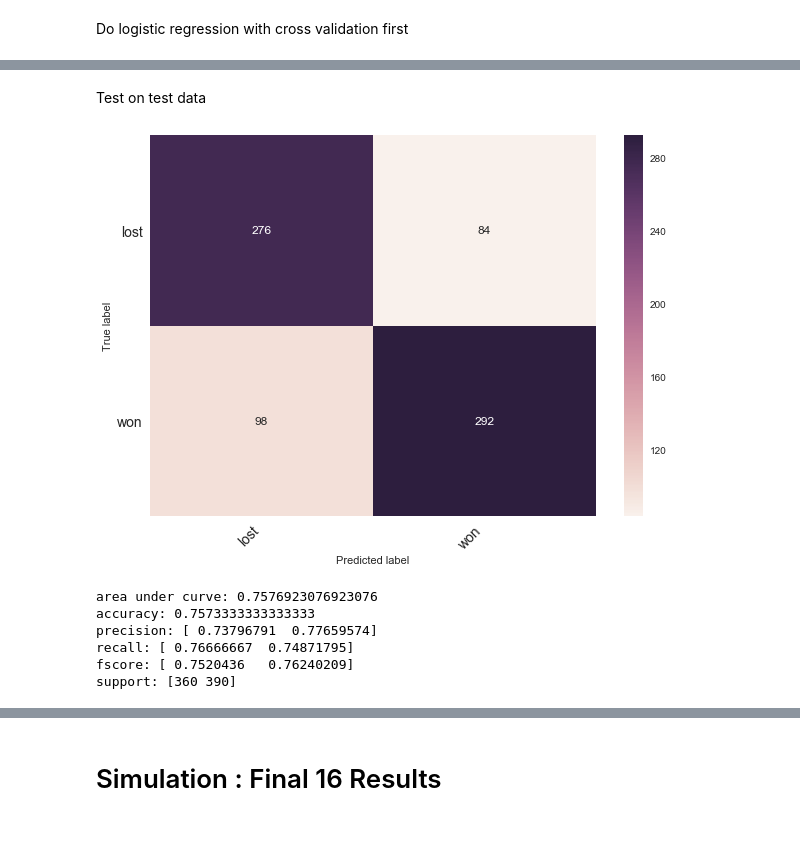
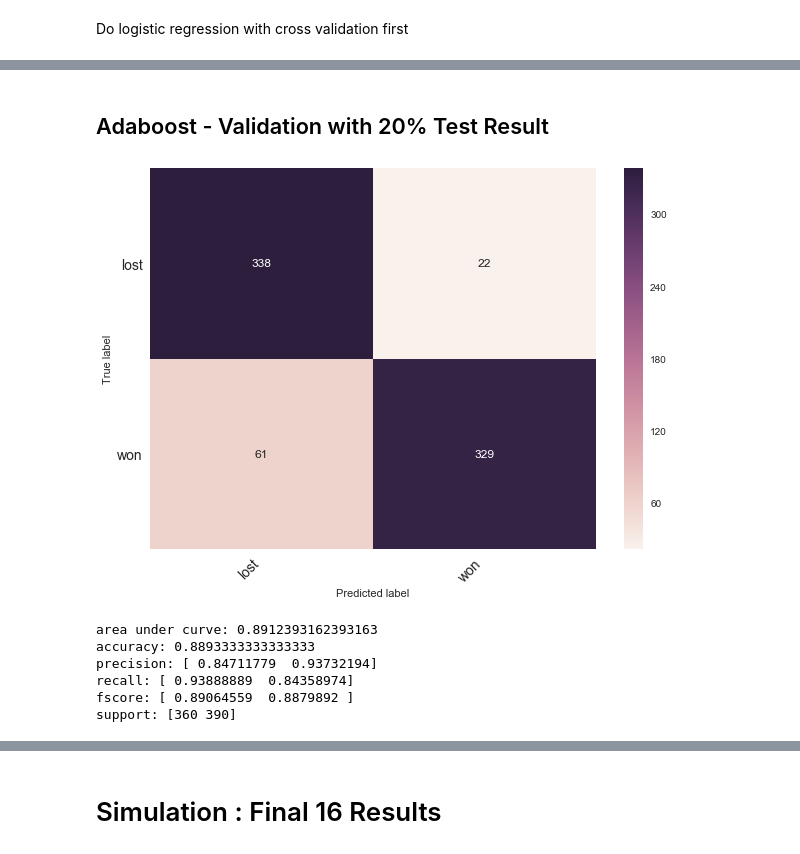
Before and after one commit to lppier/fifa18_final16, a Jupyter notebook: fifa2018_improved.ipynb, the cells around one changed output, grey strips where cells are left out. Drawn from its saved outputs; the diff is of its cells as text; code cells hidden in the pictures.

Commit message:
Updated with Ensemble Modelling with Voting - different results!

```diff
--- a/fifa2018_improved.ipynb
+++ b/fifa2018_improved.ipynb
@@ -177,0 +189,10 @@ X.shape
+# %%
+# from sklearn.preprocessing import MinMaxScaler
+# scaler = MinMaxScaler()
+# X = scaler.fit_transform(X)
+
+from sklearn.preprocessing import MinMaxScaler
+
+scaler = MinMaxScaler()
+scaled_values = scaler.fit_transform(X)
+X.loc[:,:] = scaled_values
@@ -292,31 +360,31 @@ def print_confusion_matrix(confusion_matrix, class_names, figsize = (10,7), font
     plt.ylabel('True label')
     plt.xlabel('Predicted label')
     return fig
-# %% [markdown]
-Test on test data
+# %% [markdown]
+## Adaboost - Validation with 20% Test Result
 # %%
 from sklearn import metrics
-#model.score(X_test, y_test)
-pred = model.predict(X_test)
-cm = metrics.confusion_matrix(y_test, pred )
+
+ab_pred = nn_model.predict(X_test)
+cm = metrics.confusion_matrix(y_test, ab_pred )
 print_confusion_matrix(cm, ['lost', 'won'])
 # %% [output]
-[figure, old version]
+[figure, new version]
 # %%
 from sklearn.metrics import roc_auc_score, precision_recall_fscore_support, accuracy_score
 
-print('area under curve: {}'.format(roc_auc_score(y_test, pred)))
-print('accuracy: {}'.format(accuracy_score(y_test, pred)))
-precision, recall, fscore, support = precision_recall_fscore_support(y_test, pred)
+print('area under curve: {}'.format(roc_auc_score(y_test, ab_pred)))
+print('accuracy: {}'.format(accuracy_score(y_test, ab_pred)))
+precision, recall, fscore, support = precision_recall_fscore_support(y_test, ab_pred)
 
 print('precision: {}'.format(precision))
 print('recall: {}'.format(recall))
 print('fscore: {}'.format(fscore))
 print('support: {}'.format(support))
 # %% [output]
-area under curve: 0.7576923076923076
-accuracy: 0.7573333333333333
-precision: [ 0.73796791  0.77659574]
-recall: [ 0.76666667  0.74871795]
-fscore: [ 0.7520436   0.76240209]
+area under curve: 0.8912393162393163
+accuracy: 0.8893333333333333
+precision: [ 0.84711779  0.93732194]
+recall: [ 0.93888889  0.84358974]
+fscore: [ 0.89064559  0.8879892 ]
 support: [360 390]
```
Also changed, not shown: parts of 27 cells of this notebook, 5 other files.
